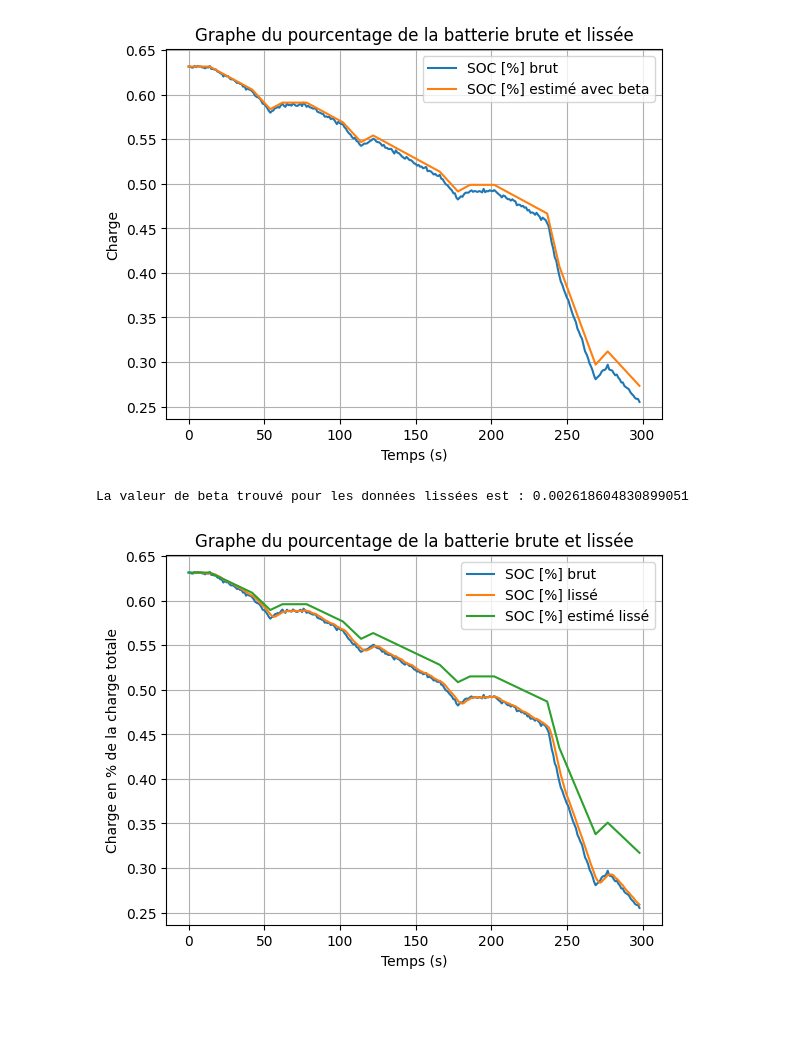
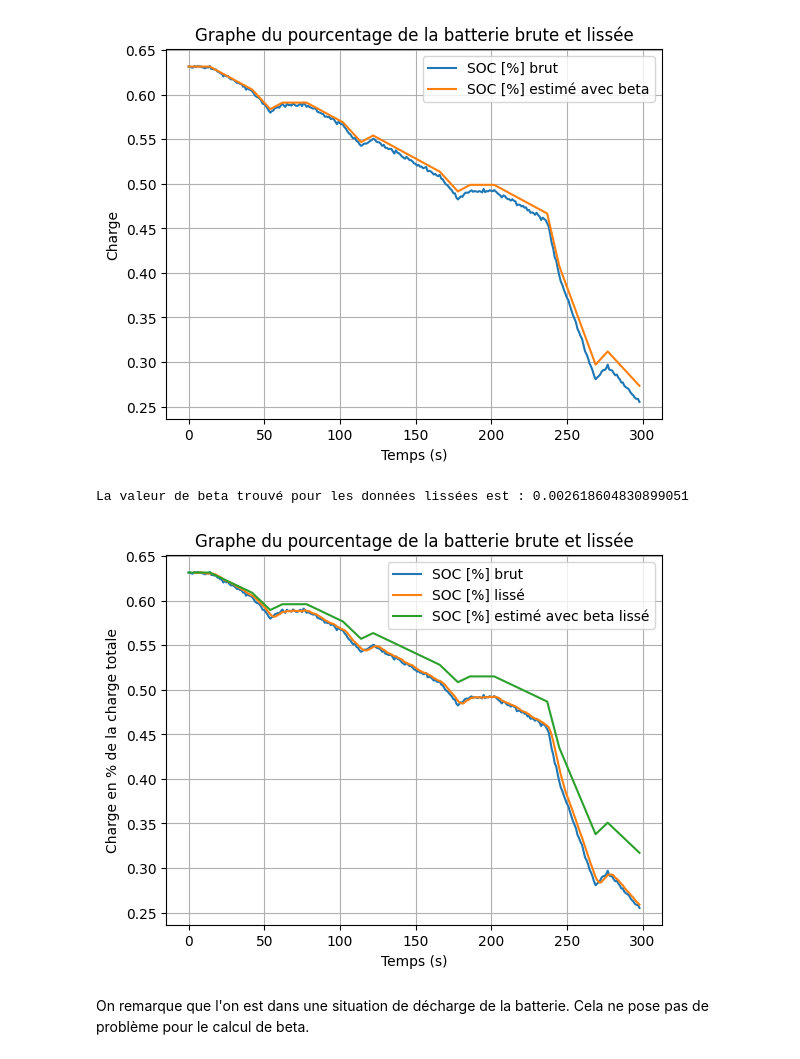
Before and after one commit to ines-g23/Projet-optimisation, a Jupyter notebook: Projet2.ipynb, the cells around one changed output. Saved outputs shown, nothing was run; the diff lists cells and outputs as text; code cells hidden in the pictures; blank space fills up the shorter version.

```diff
--- a/Projet2.ipynb
+++ b/Projet2.ipynb
@@ -75,35 +75,37 @@ A = list_A[:N-window]
 A = A.reshape((N-window, 1))
 
 SOC_lisse = np.array(data["SOC [%] lissé"])
 b_lisse = (SOC_lisse[window:]-SOC_lisse[window-1:N-1])*Q_barre/(time[window:]-time[window-1:N-1])
 b_lisse = b_lisse.reshape((N-window,1))
 
 #Pour le problème des moindres carrés, on peut prendre la solution explicite : Beta = (A^T*A)^{-1}*(A^T*b) ou utiliser la fonction np.linalg.lstsq pour résoudre Ax = b
 sol_lisse = np.linalg.lstsq(A, b_lisse) #sol[0] = beta ; sol[1] = somme des résidus ; sol[2] = rang de la matrice A ; sol[3] = valeur singulière de A
 beta_lisse = sol_lisse[0][0][0]
 
 print("La valeur de beta trouvé pour les données lissées est :", beta_lisse)
 
 #Estimation de la charge de la batterie à partir de la valeur Beta
 
 #initialisation
 SOC_estime_lisse = np.zeros(N)
 SOC_estime_lisse[0] = data["SOC [%]"].iloc[0]
 
 #Récurrence
 for i in range(1, N):
     SOC_estime_lisse[i]=SOC_estime_lisse[i-1] + (time[i]-time[i-1])*beta_lisse*list_A[i]/Q_barre
 
 #Affichage du graphe de la batterie
 data["SOC [%] brut"] = data["SOC [%]"]
-data['SOC [%] estimé lissé'] = SOC_estime_lisse
-data[['SOC [%] brut', 'SOC [%] lissé', 'SOC [%] estimé lissé']].plot(title = "Graphe du pourcentage de la batterie brute et lissée")
+data['SOC [%] estimé avec beta lissé'] = SOC_estime_lisse
+data[['SOC [%] brut', 'SOC [%] lissé', 'SOC [%] estimé avec beta lissé']].plot(title = "Graphe du pourcentage de la batterie brute et lissée")
 plt.xlabel("Temps (s)")
 plt.ylabel("Charge en % de la charge totale")
 plt.grid()
 plt.show()
 # %% [output]
 La valeur de beta trouvé pour les données lissées est : 0.002618604830899051
-[figure, old version]
+[figure, new version]
+# %% [markdown]
+On remarque que l'on est dans une situation de décharge de la batterie. Cela ne pose pas de problème pour le calcul de beta.
 # %%
 #scipy.signal.filtfilt
```
Also changed, not shown: parts of 6 cells of this notebook, 1 other file.
